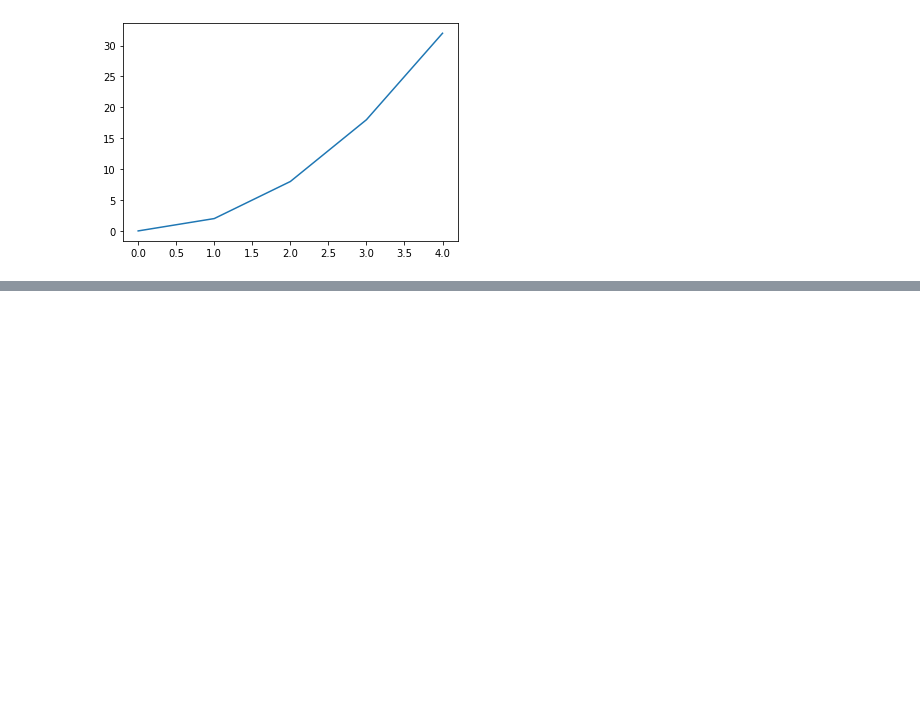
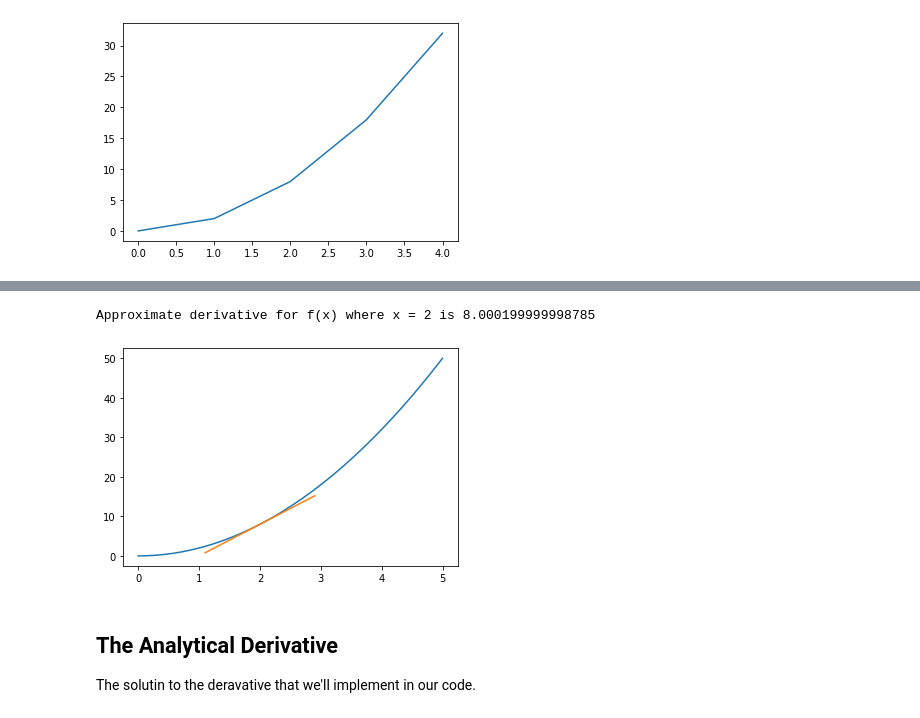
Before and after one commit to theaveas/DeepLearning, a Jupyter notebook: NNFS/07_nnfs_derivatives.ipynb, the cells around one changed output, grey strips where cells are left out. Saved outputs shown, nothing was run; the diff lists cells and outputs as text; code cells hidden in the pictures; blank space fills up the shorter version.

```diff
--- a/NNFS/07_nnfs_derivatives.ipynb
+++ b/NNFS/07_nnfs_derivatives.ipynb
@@ -67,0 +104,19 @@ plt.show()
+# %%
+# tengent_line function
+def tangent_line(x):
+    return dapprox * x + b
+
+# plotting the tengent line
+to_plot = [x1-0.9, x1+0.9]
+plt.plot(x, y)
+plt.plot(to_plot, [tangent_line(i) for i in to_plot])
+
+print('Approximate derivative for f(x)',
+      f'where x = {x1} is {dapprox}')
+plt.show()
+# %% [output]
+Approximate derivative for f(x) where x = 2 is 8.000199999998785
+[figure, added]
+# %% [markdown]
+## The Analytical Derivative
+The solutin to the deravative that we'll implement in our code.
```
Also changed, not shown: parts of 6 cells of this notebook.
